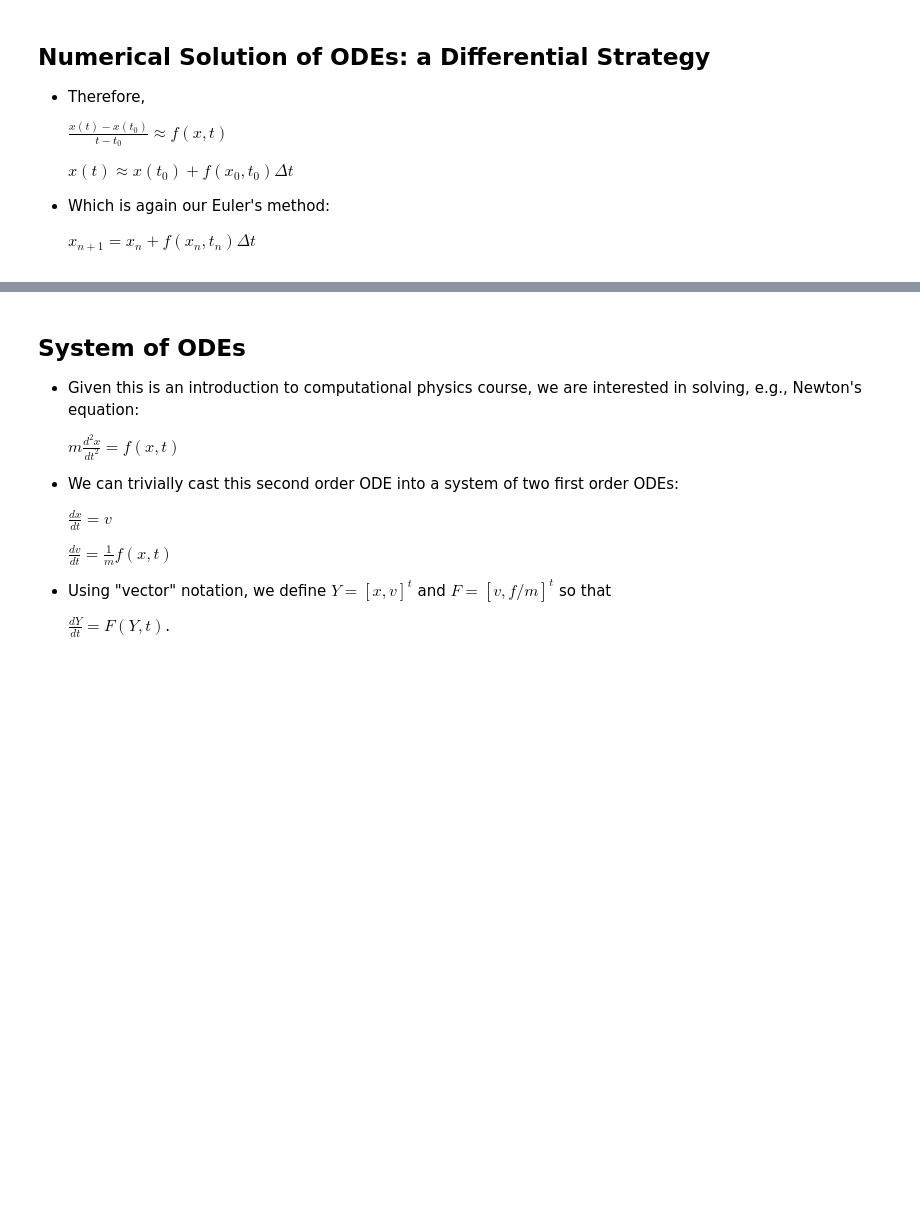
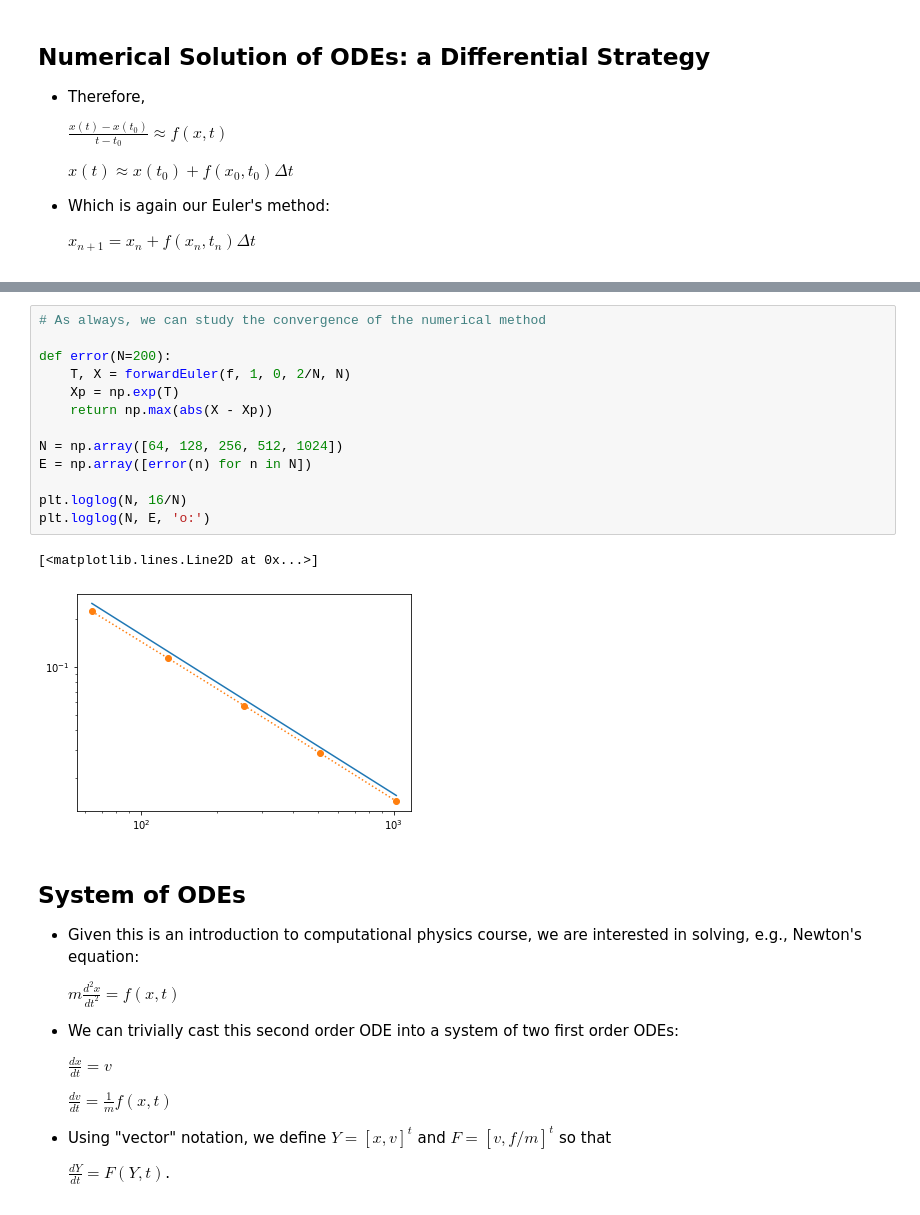
Before and after one commit to uarizona-2021spring-phys105a/phys105a, a Jupyter notebook: 11/ode1.ipynb, the cells around one changed output, grey strips where cells are left out. Drawn from its saved outputs; the diff is of its cells as text; blank space fills up the shorter version.

```diff
--- a/11/ode1.ipynb
+++ b/11/ode1.ipynb
@@ -108,3 +166,19 @@ Chi-kwan Chan
+# %%
+# As always, we can study the convergence of the numerical method
+
+def error(N=200):
+    T, X = forwardEuler(f, 1, 0, 2/N, N)
+    Xp = np.exp(T)
+    return np.max(abs(X - Xp))
+
+N = np.array([64, 128, 256, 512, 1024])
+E = np.array([error(n) for n in N])
+
+plt.loglog(N, 16/N)
+plt.loglog(N, E, 'o:')
+# %% [output]
+[<matplotlib.lines.Line2D at 0x...>]
+[figure, added]
 # %% [markdown]
 ## System of ODEs
 
```
Also changed, not shown: parts of 12 cells of this notebook.
